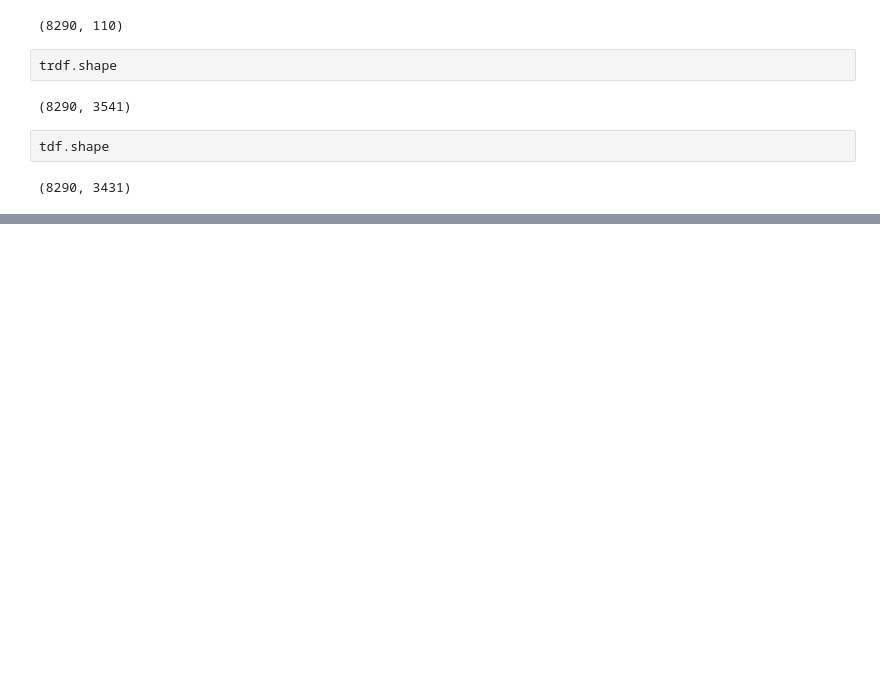
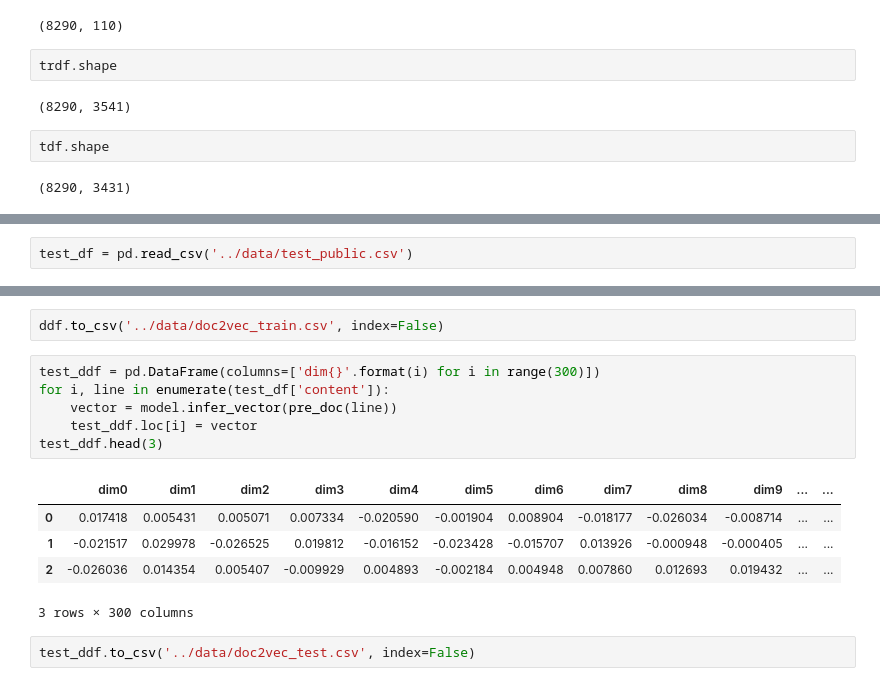
Before and after one commit to light8lee/car, a Jupyter notebook: code/preview.ipynb, the cells around one changed output, grey strips where cells are left out. Saved outputs shown, nothing was run; the diff lists cells and outputs as text; blank space fills up the shorter version.

```diff
--- a/code/preview.ipynb
+++ b/code/preview.ipynb
@@ -403,0 +446,2 @@ tdf.shape
+# %%
+test_df = pd.read_csv('../data/test_public.csv')
@@ -403,0 +462,16 @@ tdf.shape
+# %%
+ddf.to_csv('../data/doc2vec_train.csv', index=False)
+# %%
+test_ddf = pd.DataFrame(columns=['dim{}'.format(i) for i in range(300)])
+for i, line in enumerate(test_df['content']):
+    vector = model.infer_vector(pre_doc(line))
+    test_ddf.loc[i] = vector
+test_ddf.head(3)
+# %% [output]
+|  | dim0 | dim1 | dim2 | dim3 | dim4 | dim5 | dim6 | dim7 | dim8 | dim9 | ... | ... |
+| 0 | 0.017418 | 0.005431 | 0.005071 | 0.007334 | -0.020590 | -0.001904 | 0.008904 | -0.018177 | -0.026034 | -0.008714 | ... | ... |
+| 1 | -0.021517 | 0.029978 | -0.026525 | 0.019812 | -0.016152 | -0.023428 | -0.015707 | 0.013926 | -0.000948 | -0.000405 | ... | ... |
+| 2 | -0.026036 | 0.014354 | 0.005407 | -0.009929 | 0.004893 | -0.002184 | 0.004948 | 0.007860 | 0.012693 | 0.019432 | ... | ... |
+3 rows × 300 columns
+# %%
+test_ddf.to_csv('../data/doc2vec_test.csv', index=False)
```
Also changed, not shown: parts of 14 cells of this notebook, 4 other files.
